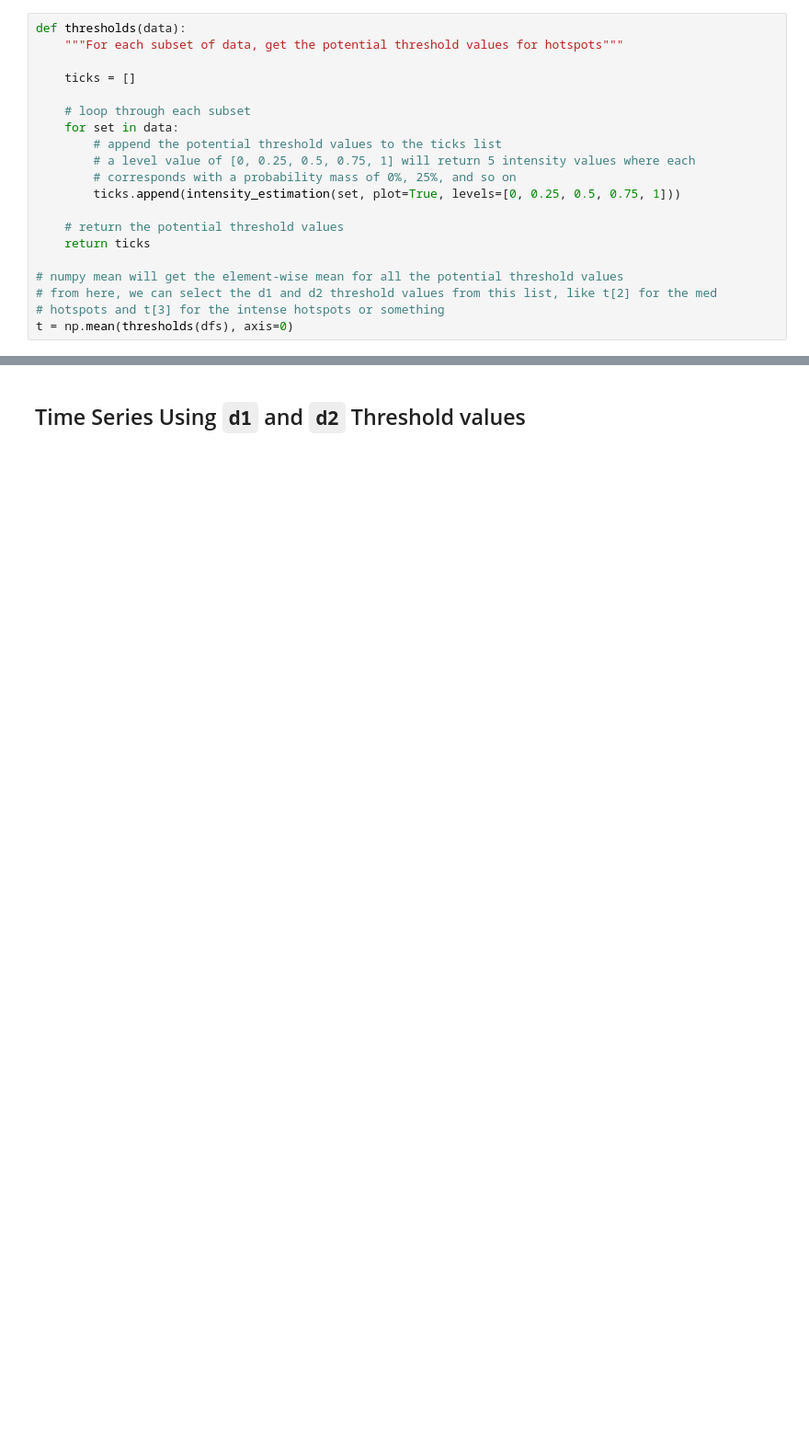
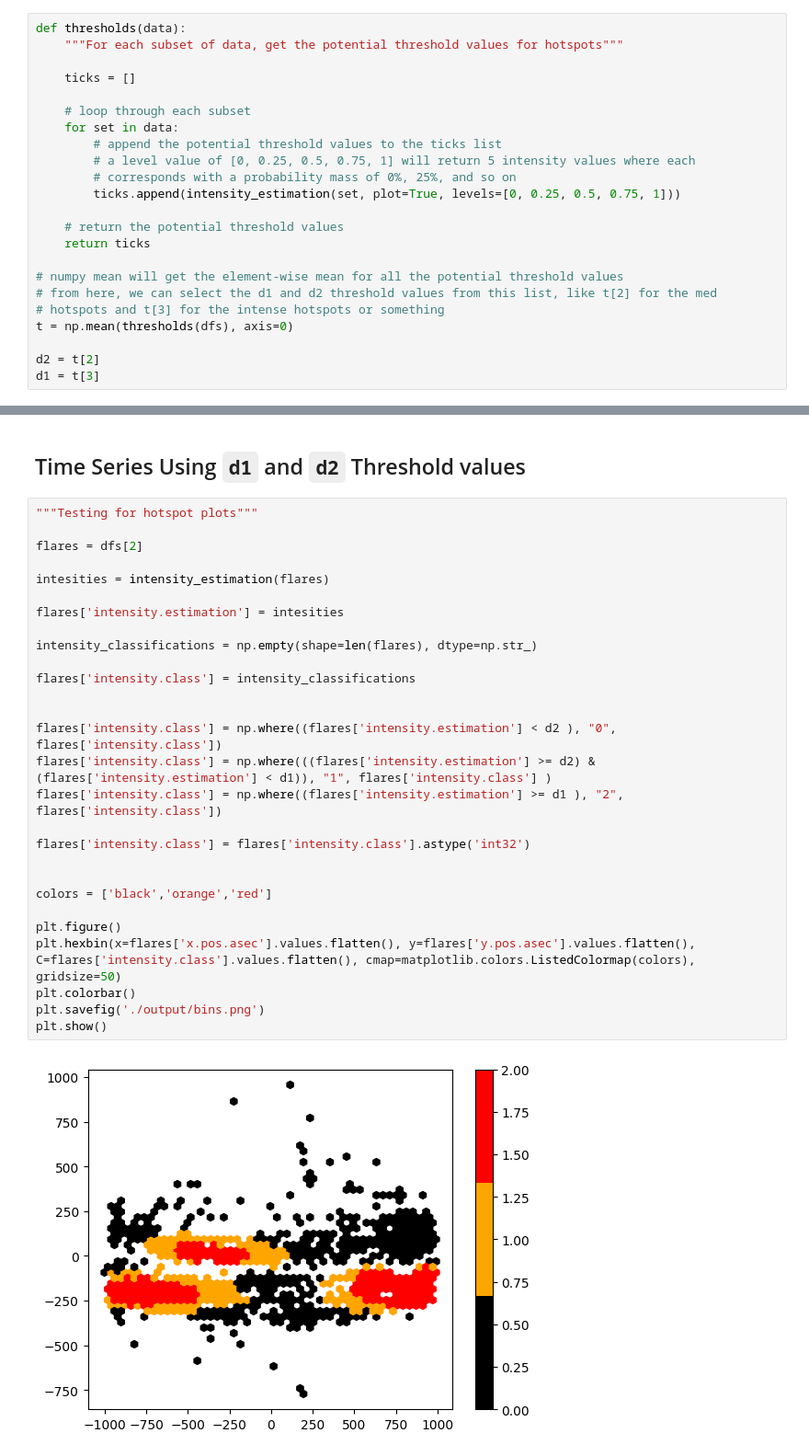
Before and after one commit to bsanchezhtx/helios-group-project, a Jupyter notebook: task2.ipynb, the cells around one changed output, grey strips where cells are left out. Shown at 92% size. Drawn from its saved outputs; the diff is of its cells as text; blank space fills up the shorter version.

Commit message:
hotspot plotting

```diff
--- a/task2.ipynb
+++ b/task2.ipynb
@@ -54,3 +56,6 @@ def thresholds(data):
 # from here, we can select the d1 and d2 threshold values from this list, like t[2] for the med
 # hotspots and t[3] for the intense hotspots or something
 t = np.mean(thresholds(dfs), axis=0)
+
+d2 = t[2]
+d1 = t[3]
@@ -69,2 +62,32 @@ t = np.mean(thresholds(dfs), axis=0)
 # %% [markdown]
 ## Time Series Using `d1` and `d2` Threshold values
+# %%
+"""Testing for hotspot plots"""
+
+flares = dfs[2]
+
+intesities = intensity_estimation(flares)
+
+flares['intensity.estimation'] = intesities
+
+intensity_classifications = np.empty(shape=len(flares), dtype=np.str_)
+
+flares['intensity.class'] = intensity_classifications
+
+
+flares['intensity.class'] = np.where((flares['intensity.estimation'] < d2 ), "0", flares['intensity.class'])
+flares['intensity.class'] = np.where(((flares['intensity.estimation'] >= d2) & (flares['intensity.estimation'] < d1)), "1", flares['intensity.class'] )
+flares['intensity.class'] = np.where((flares['intensity.estimation'] >= d1 ), "2", flares['intensity.class'])
+
+flares['intensity.class'] = flares['intensity.class'].astype('int32')
+
+
+colors = ['black','orange','red']
+
+plt.figure()
+plt.hexbin(x=flares['x.pos.asec'].values.flatten(), y=flares['y.pos.asec'].values.flatten(), C=flares['intensity.class'].values.flatten(), cmap=matplotlib.colors.ListedColormap(colors), gridsize=50)
+plt.colorbar()
+plt.savefig('./output/bins.png')
+plt.show()
+# %% [output]
+[figure, added]
```
Also changed, not shown: parts of 2 cells of this notebook, 1 other file.
